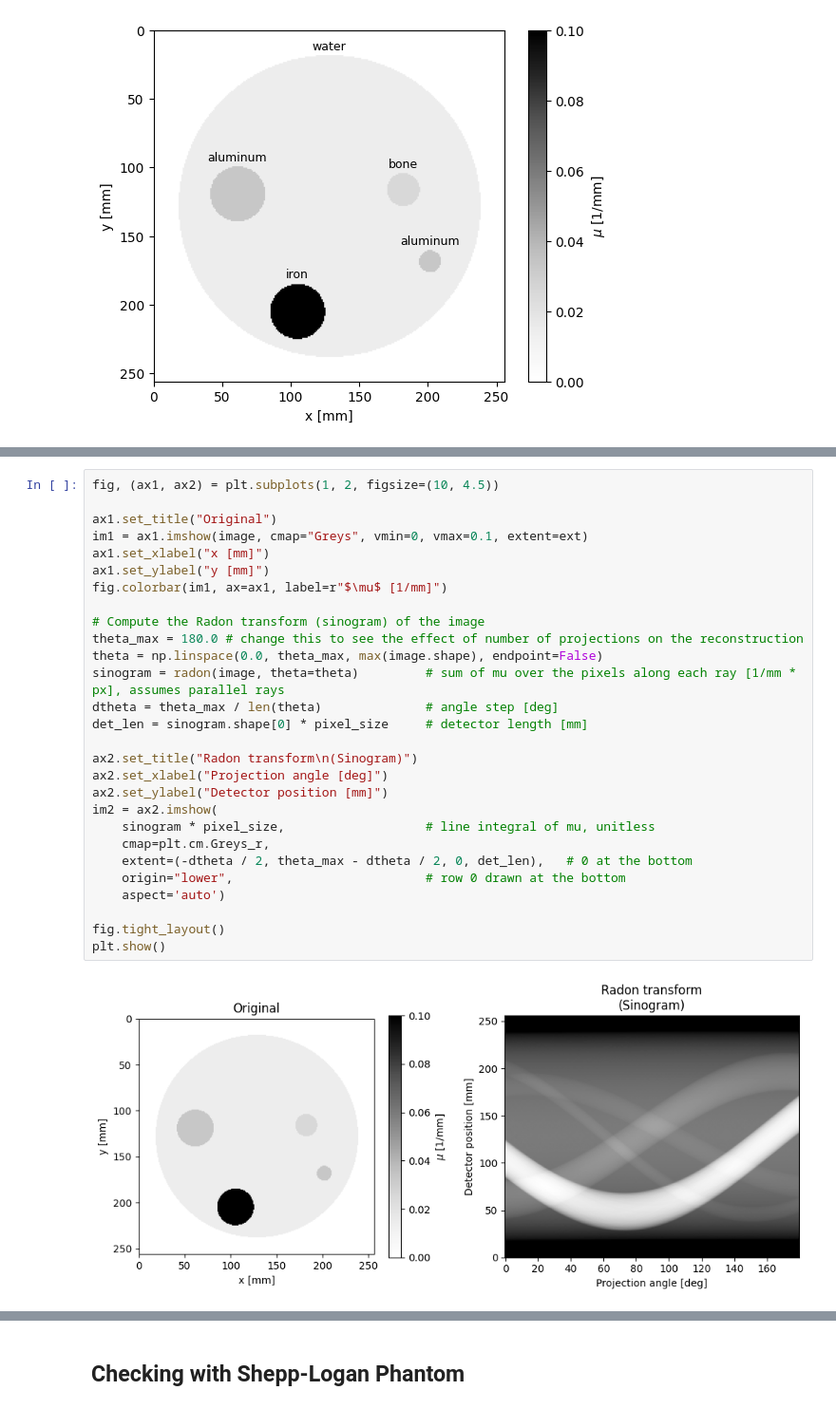
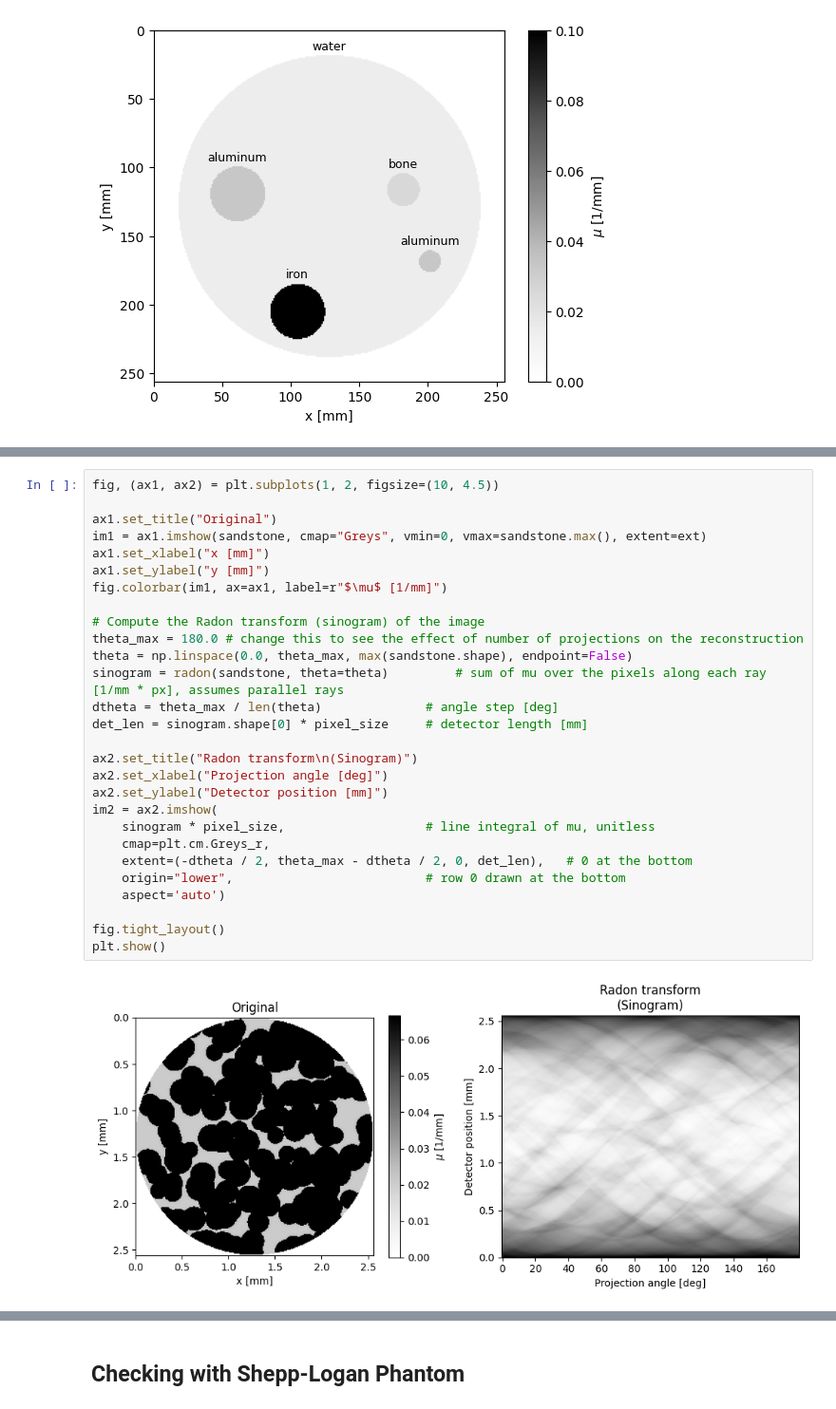
Before and after one commit to aurorsta/master_polychromatic_beam, a Jupyter notebook: beam_hardening_basics.ipynb, the cells around one changed output, grey strips where cells are left out. Shown at 95% size. Saved outputs shown, nothing was run; the diff lists cells and outputs as text.

```diff
--- a/beam_hardening_basics.ipynb
+++ b/beam_hardening_basics.ipynb
@@ -143,33 +229,33 @@ plt.show()
 # %%
 fig, (ax1, ax2) = plt.subplots(1, 2, figsize=(10, 4.5))
 
 ax1.set_title("Original")
-im1 = ax1.imshow(image, cmap="Greys", vmin=0, vmax=0.1, extent=ext)
+im1 = ax1.imshow(sandstone, cmap="Greys", vmin=0, vmax=sandstone.max(), extent=ext)
 ax1.set_xlabel("x [mm]")
 ax1.set_ylabel("y [mm]")
 fig.colorbar(im1, ax=ax1, label=r"$\mu$ [1/mm]")
 
 # Compute the Radon transform (sinogram) of the image
 theta_max = 180.0 # change this to see the effect of number of projections on the reconstruction
-theta = np.linspace(0.0, theta_max, max(image.shape), endpoint=False)
-sinogram = radon(image, theta=theta)         # sum of mu over the pixels along each ray [1/mm * px], assumes parallel rays
+theta = np.linspace(0.0, theta_max, max(sandstone.shape), endpoint=False)
+sinogram = radon(sandstone, theta=theta)         # sum of mu over the pixels along each ray [1/mm * px], assumes parallel rays
 dtheta = theta_max / len(theta)              # angle step [deg]
 det_len = sinogram.shape[0] * pixel_size     # detector length [mm]
 
 ax2.set_title("Radon transform\n(Sinogram)")
 ax2.set_xlabel("Projection angle [deg]")
 ax2.set_ylabel("Detector position [mm]")
 im2 = ax2.imshow(
     sinogram * pixel_size,                   # line integral of mu, unitless
     cmap=plt.cm.Greys_r,
     extent=(-dtheta / 2, theta_max - dtheta / 2, 0, det_len),   # 0 at the bottom
     origin="lower",                          # row 0 drawn at the bottom
     aspect='auto')
 
 fig.tight_layout()
 plt.show()
 # %% [output]
-[figure, old version]
+[figure, new version]
 # %%
 # Computing the intensity on the detector using Beer-Lambert law
 I0 = 1.0                                                   # incoming intensity
```
Also changed, not shown: parts of 8 cells of this notebook, 1 other file.
